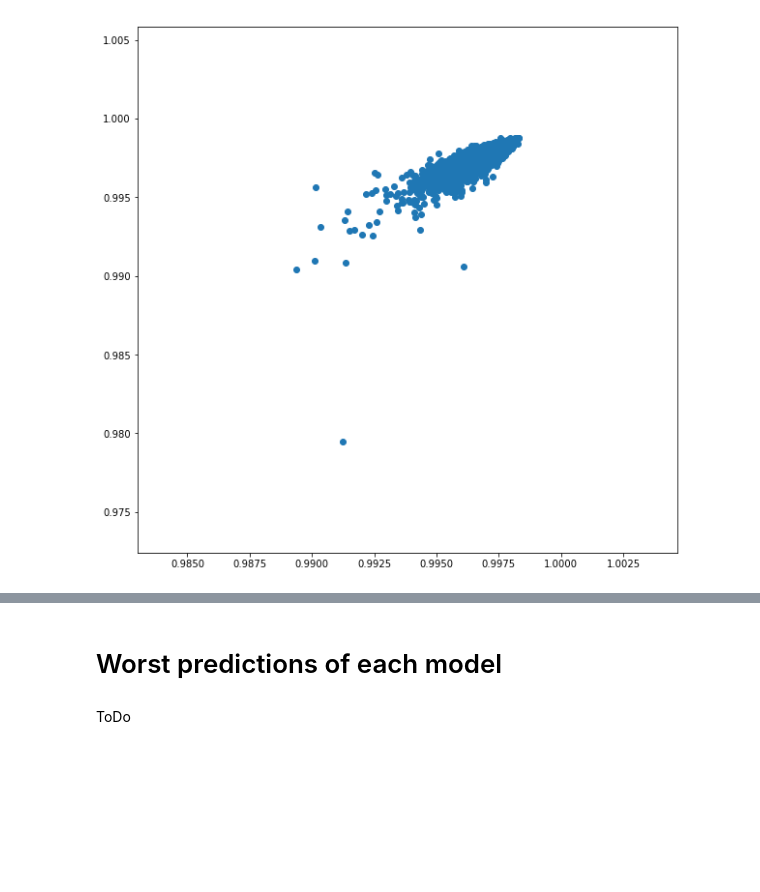
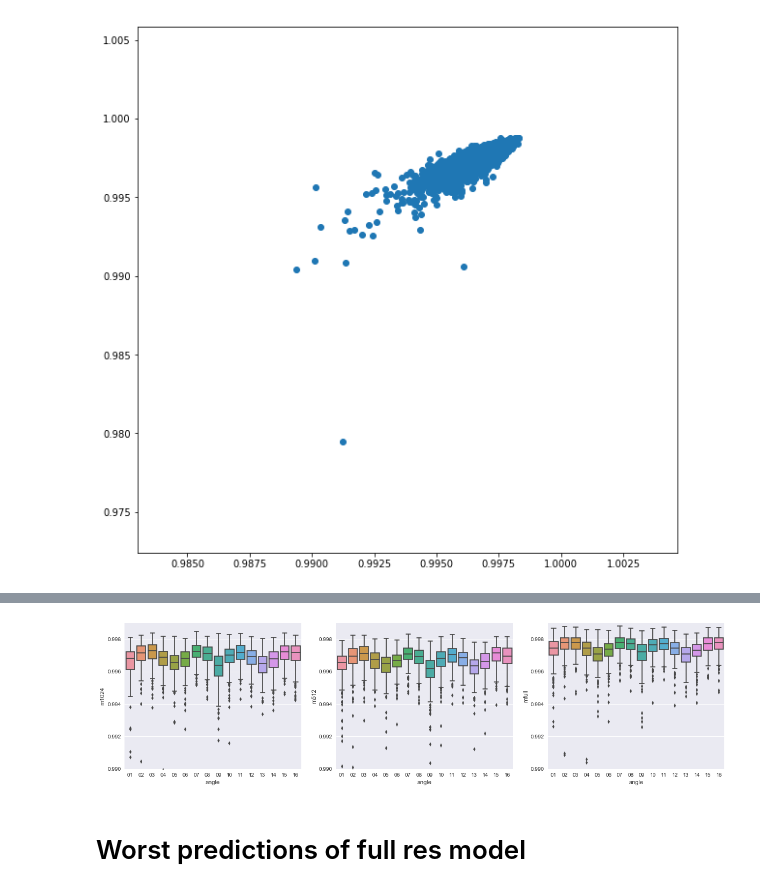
Before and after one commit to sainathadapa/kaggle-carvana-image-masking-challenge, a Jupyter notebook: 10-model-preds-viz.ipynb, the cells around one changed output, grey strips where cells are left out. Cells and saved outputs as stored; diff of their text form; code cells hidden in the pictures; blank space fills up the shorter version.

Commit message:
looked at the worst predictions of the full res model

```diff
--- a/10-model-preds-viz.ipynb
+++ b/10-model-preds-viz.ipynb
@@ -279,0 +295,4 @@ plt.scatter(df.m512, df.mfull);
+# %%
+angle_data = [re.search(r'[0-9]+$', x).group(0) for x in df.id.values]
+# %%
+df = df.assign(angle = angle_data)
@@ -280,4 +310,15 @@ plt.scatter(df.m512, df.mfull);
+# %%
+plt.figure(figsize=(20, 5))
+plt.subplot(1,3,1)
+sns.boxplot(x='angle',y='m1024',data=df)
+plt.ylim(0.990, 0.999)
+plt.subplot(1,3,2)
+sns.boxplot(x='angle',y='m512',data=df);
+plt.ylim(0.990, 0.999)
+plt.subplot(1,3,3)
+sns.boxplot(x='angle',y='mfull',data=df);
+plt.ylim(0.990, 0.999);
+# %% [output]
+[figure, added]
 # %% [markdown]
-# Worst predictions of each model
+# Worst predictions of full res model
-# %% [markdown]
-ToDo
```
Also changed, not shown: parts of 52 cells of this notebook.
